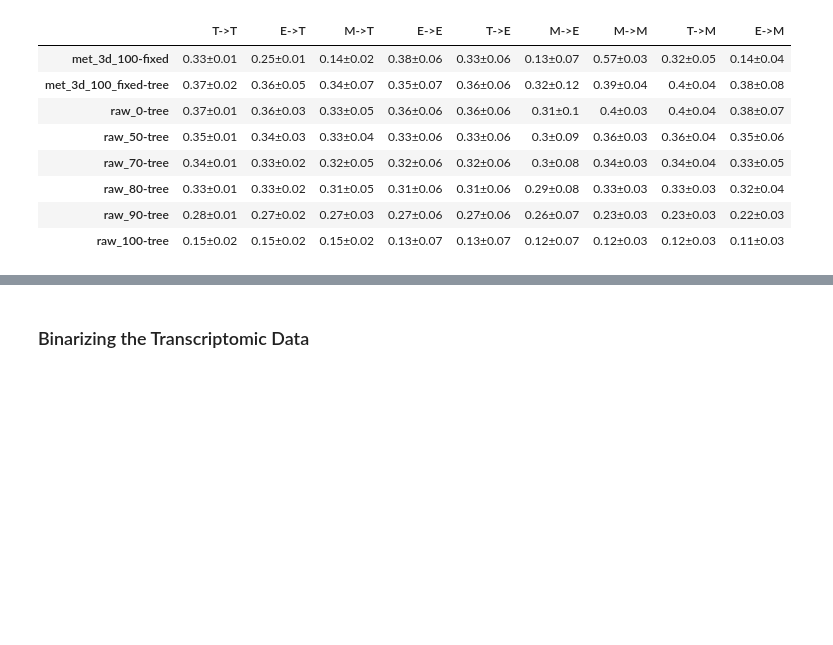
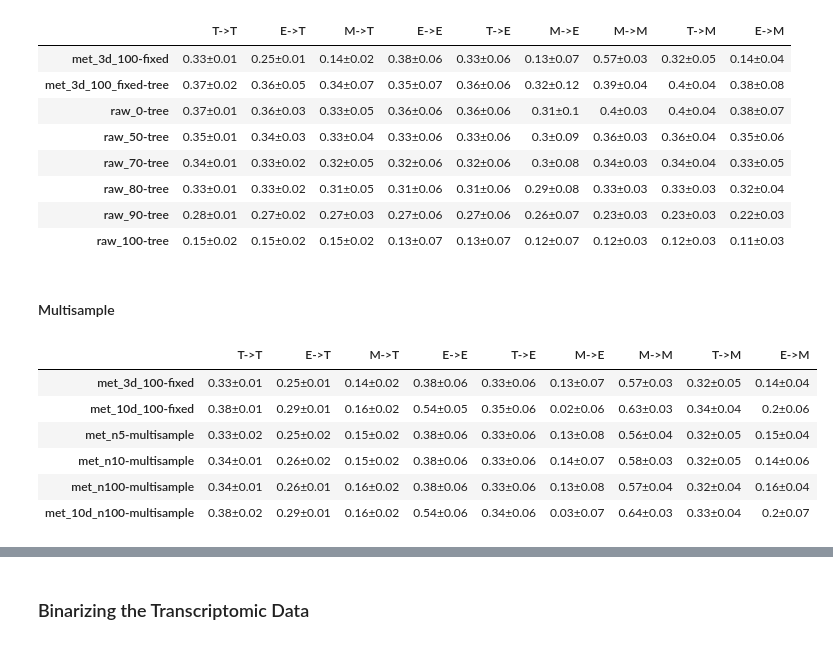
Before and after one commit to AllenInstitute/cplAE_MET, a Jupyter notebook: notebooks/Results.ipynb, the cells around one changed output, grey strips where cells are left out. Cells and saved outputs as stored; diff of their text form; code cells hidden in the pictures; blank space fills up the shorter version.

```diff
--- a/notebooks/Results.ipynb
+++ b/notebooks/Results.ipynb
@@ -566,3 +627,19 @@ build_table(general_scores, [
 | raw_80-tree | 0.33±0.01 | 0.33±0.02 | 0.31±0.05 | 0.31±0.06 | 0.31±0.06 | 0.29±0.08 | 0.33±0.03 | 0.33±0.03 | 0.32±0.04 |
 | raw_90-tree | 0.28±0.01 | 0.27±0.02 | 0.27±0.03 | 0.27±0.06 | 0.27±0.06 | 0.26±0.07 | 0.23±0.03 | 0.23±0.03 | 0.22±0.03 |
 | raw_100-tree | 0.15±0.02 | 0.15±0.02 | 0.15±0.02 | 0.13±0.07 | 0.13±0.07 | 0.12±0.07 | 0.12±0.03 | 0.12±0.03 | 0.11±0.03 |
+# %% [markdown]
+#### Multisample
+# %%
+build_table(general_scores, [
+    ("T->T", "patchseq", "T->T"), ("E->T", "patchseq", "E->T"), ("M->T", "patchseq", "M->T"), ("E->E", "patchseq", "E->E"),
+    ("T->E", "patchseq", "T->E"), ("M->E", "patchseq", "M->E"), ("M->M", "patchseq", "M->M"), ("T->M", "patchseq", "T->M"),
+    ("E->M", "patchseq", "E->M")],
+            ["fixed", "multisample"], 2)
+# %% [output]
+|  | T->T | E->T | M->T | E->E | T->E | M->E | M->M | T->M | E->M |
+| met_3d_100-fixed | 0.33±0.01 | 0.25±0.01 | 0.14±0.02 | 0.38±0.06 | 0.33±0.06 | 0.13±0.07 | 0.57±0.03 | 0.32±0.05 | 0.14±0.04 |
+| met_10d_100-fixed | 0.38±0.01 | 0.29±0.01 | 0.16±0.02 | 0.54±0.05 | 0.35±0.06 | 0.02±0.06 | 0.63±0.03 | 0.34±0.04 | 0.2±0.06 |
+| met_n5-multisample | 0.33±0.02 | 0.25±0.02 | 0.15±0.02 | 0.38±0.06 | 0.33±0.06 | 0.13±0.08 | 0.56±0.04 | 0.32±0.05 | 0.15±0.04 |
+| met_n10-multisample | 0.34±0.01 | 0.26±0.02 | 0.15±0.02 | 0.38±0.06 | 0.33±0.06 | 0.14±0.07 | 0.58±0.03 | 0.32±0.05 | 0.14±0.06 |
+| met_n100-multisample | 0.34±0.01 | 0.26±0.01 | 0.16±0.02 | 0.38±0.06 | 0.33±0.06 | 0.13±0.08 | 0.57±0.04 | 0.32±0.04 | 0.16±0.04 |
+| met_10d_n100-multisample | 0.38±0.02 | 0.29±0.01 | 0.16±0.02 | 0.54±0.06 | 0.34±0.06 | 0.03±0.07 | 0.64±0.03 | 0.33±0.04 | 0.2±0.07 |
```
Also changed, not shown: parts of 12 cells of this notebook, 4 other files.
